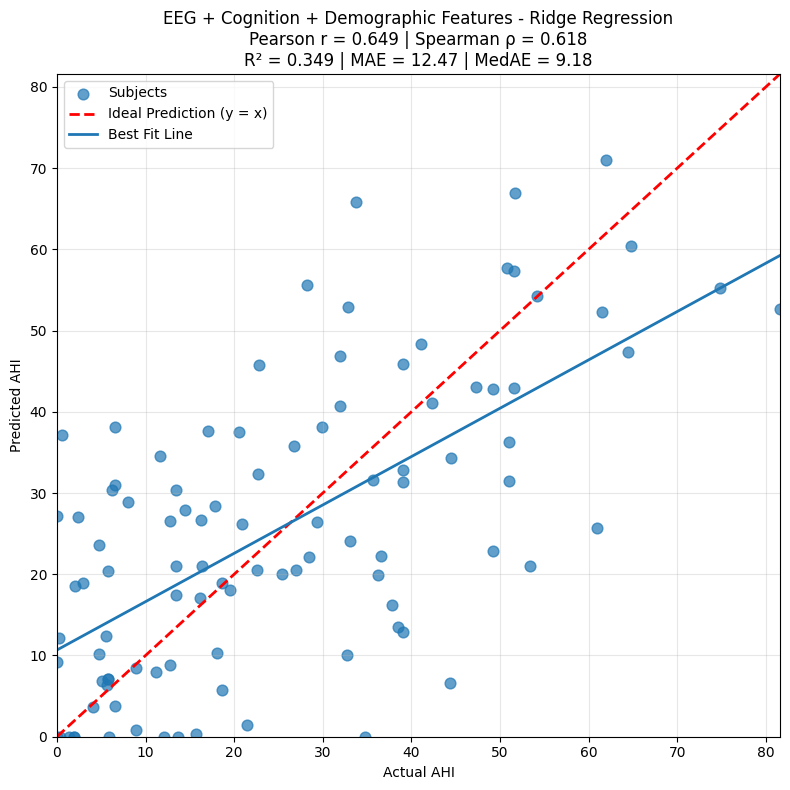
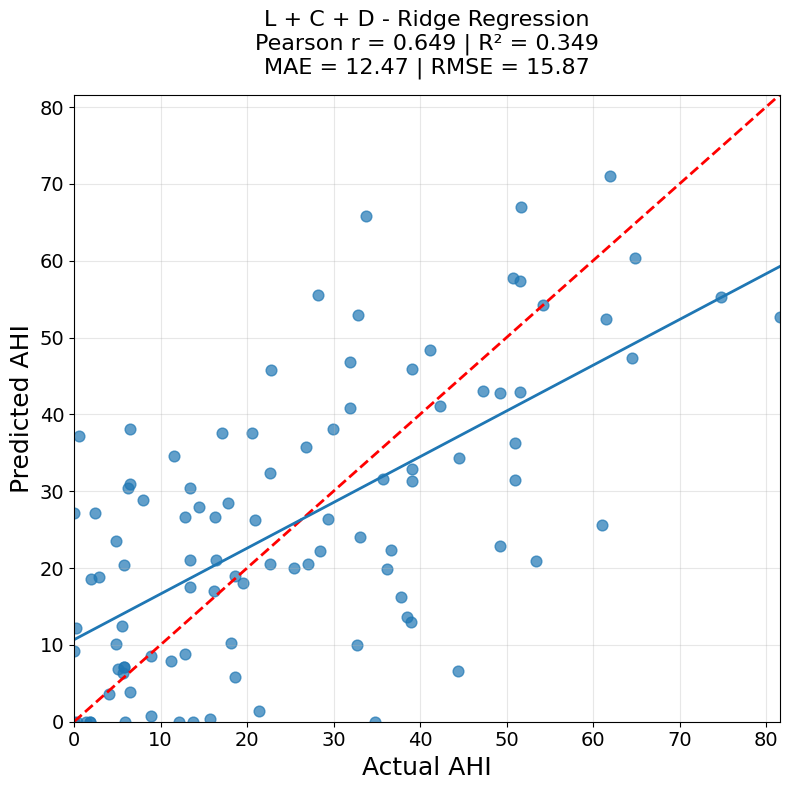
Code edit (unified diff) that turned the first committed figure into the second:
--- before
+++ after
@@ -12,5 +12,9 @@
 )
 
-x_line = np.linspace(0, max_val, 500)
+x_line = np.linspace(
+    0,
+    max_val,
+    500
+)
 
 y_fit = slope * x_line + intercept
@@ -18,47 +22,63 @@
 plt.figure(figsize=(8, 8))
 
+# Scatter points
 plt.scatter(
     ridge_actual,
     ridge_predicted,
     s=60,
-    alpha=0.7,
-    label="Subjects"
+    alpha=0.7
 )
 
+# Ideal prediction line
 plt.plot(
     [0, max_val],
     [0, max_val],
     "r--",
-    linewidth=2,
-    label="Ideal Prediction (y = x)"
+    linewidth=2
 )
 
+# Best-fit regression line
 plt.plot(
     x_line,
     y_fit,
-    linewidth=2,
-    label="Best Fit Line"
+    linewidth=2
 )
 
-plt.xlabel("Actual AHI")
-plt.ylabel("Predicted AHI")
-
-plt.title(
-    f"EEG + Cognition + Demographic Features - Ridge Regression\n"
-    f"Pearson r = {ridge_pearson:.3f} | "
-    f"Spearman ρ = {ridge_spearman:.3f}\n"
-    f"R² = {ridge_r2:.3f} | "
-    f"MAE = {ridge_mae:.2f} | "
-    f"MedAE = {ridge_medae:.2f}"
+# Axis labels
+plt.xlabel(
+    "Actual AHI",
+    fontsize=18
 )
 
+plt.ylabel(
+    "Predicted AHI",
+    fontsize=18
+)
+
+# Tick label size
+plt.xticks(fontsize=14)
+plt.yticks(fontsize=14)
+
+# Title
+plt.title(
+    f"L + C + D - Ridge Regression\n"
+    f"Pearson r = {ridge_pearson:.3f} | "
+    f"R² = {ridge_r2:.3f}\n"
+    f"MAE = {ridge_mae:.2f} | "
+    f"RMSE = {ridge_rmse:.2f}",
+    fontsize=16,
+    pad=15
+)
+
+# Limits
 plt.xlim(0, max_val)
 plt.ylim(0, max_val)
 
-plt.legend()
+# Grid
 plt.grid(alpha=0.3)
 
 plt.tight_layout()
 
+# Save figure
 plt.savefig(
     "../outputs/plots/eeg_cognition_demographic_combined/ridge_regression.png",

Commit: bar plots